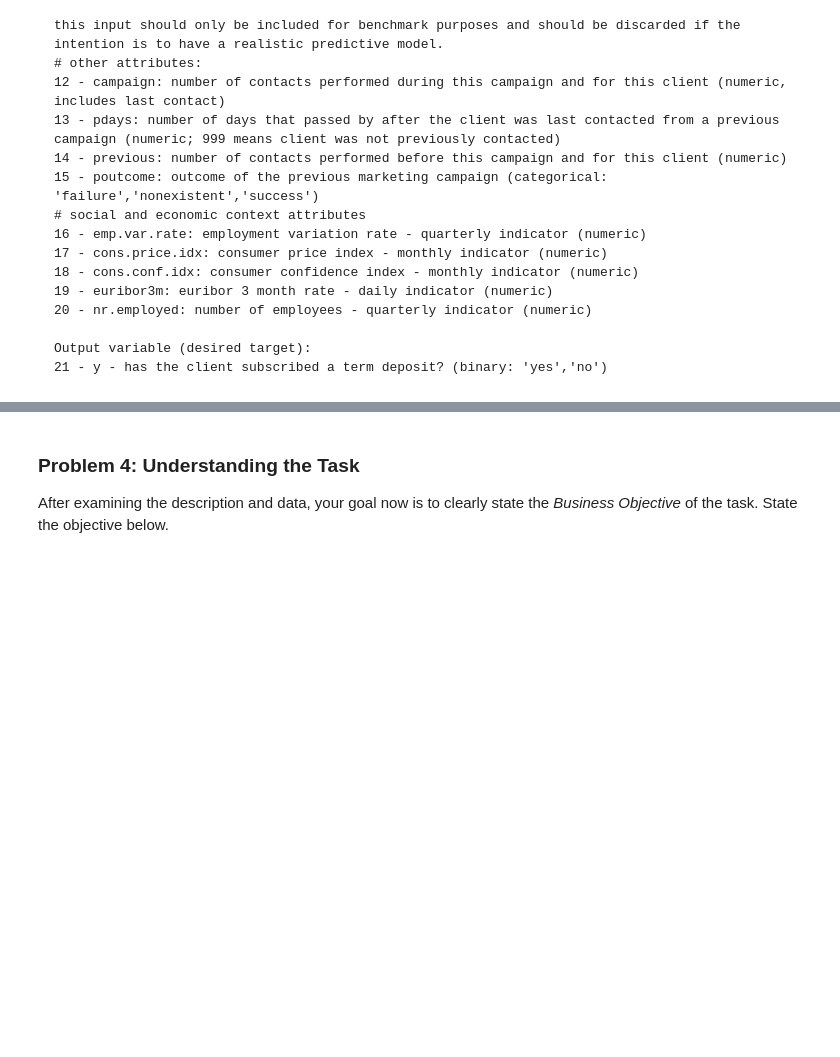
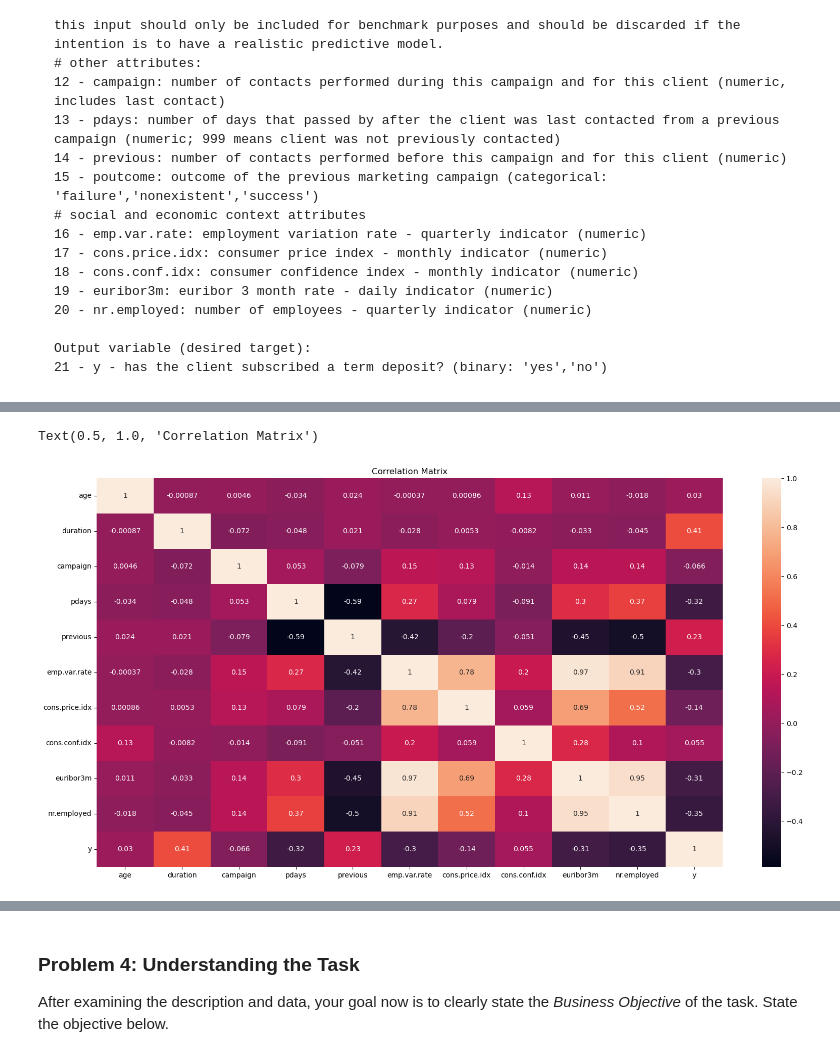
Before and after one commit to kattravanam/berkeley-ml-ai, a Jupyter notebook: module_17_starter/prompt_III.ipynb, the cells around one changed output, grey strips where cells are left out. Cells and saved outputs as stored; diff of their text form; code cells hidden in the pictures; blank space fills up the shorter version.

```diff
--- a/module_17_starter/prompt_III.ipynb
+++ b/module_17_starter/prompt_III.ipynb
@@ -19,4 +48,4 @@ import pandas as pd
 # %%
-df = pd.read_csv('/Users/krishnaa/Downloads/module_17_starter/data/bank-additional-full.csv', sep = ';')
+df = pd.read_csv('data/bank-additional-full.csv', sep = ';')
 # %%
 df.head()
@@ -78,0 +129,13 @@ Output variable (desired target):
+# %%
+# Generate a correlation map
+# map the target variable to 0 and 1
+df_modified = df.copy()
+df_modified['y'] = df_modified['y'].map({"no":0,"yes":1})
+df_modified.head()
+plt.figure(figsize=(20,10))
+sns.heatmap(df_modified.corr(numeric_only=True), annot=True)
+
+plt.title("Correlation Matrix")
+# %% [output]
+Text(0.5, 1.0, 'Correlation Matrix')
+[figure, added]
```
Also changed, not shown: parts of 49 cells of this notebook.
